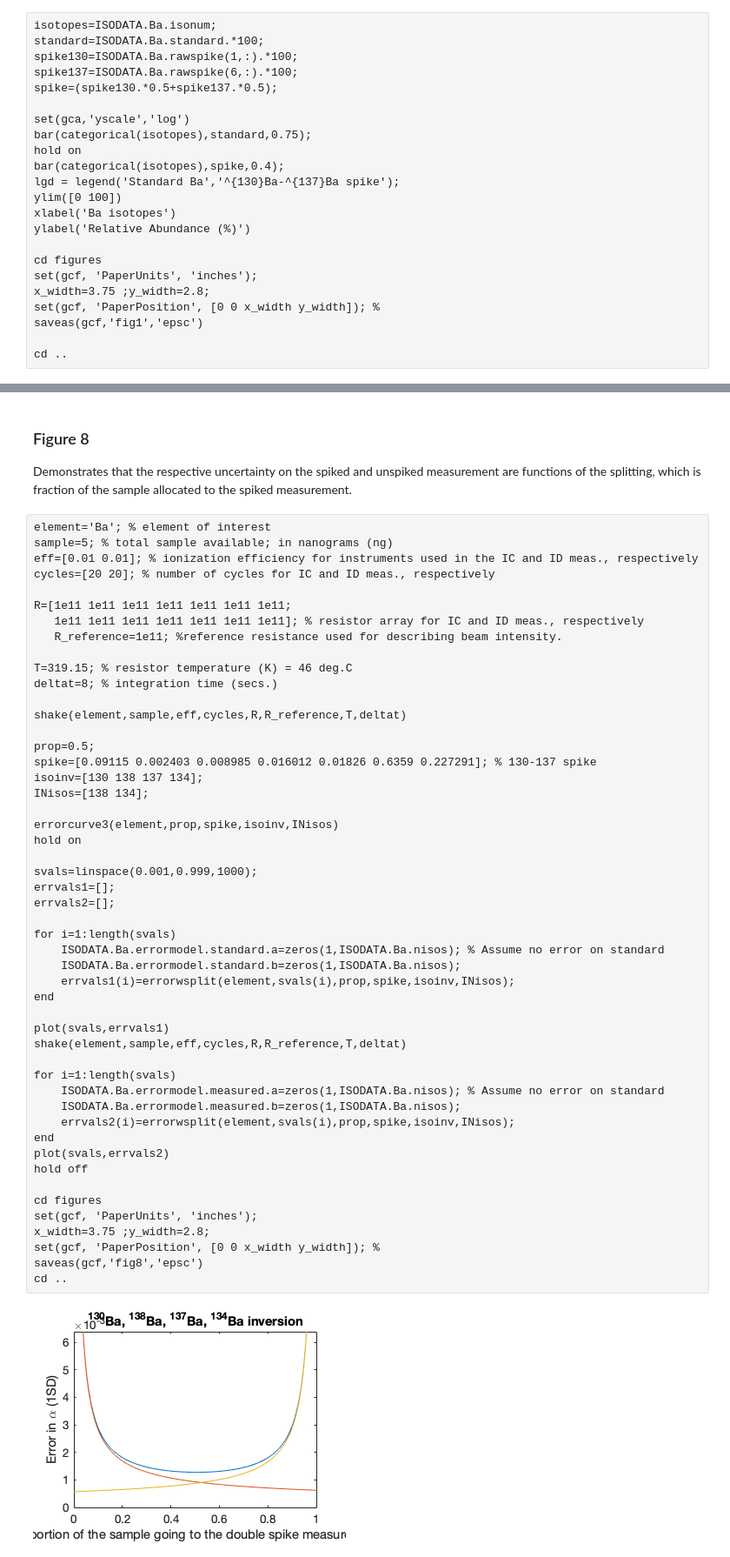
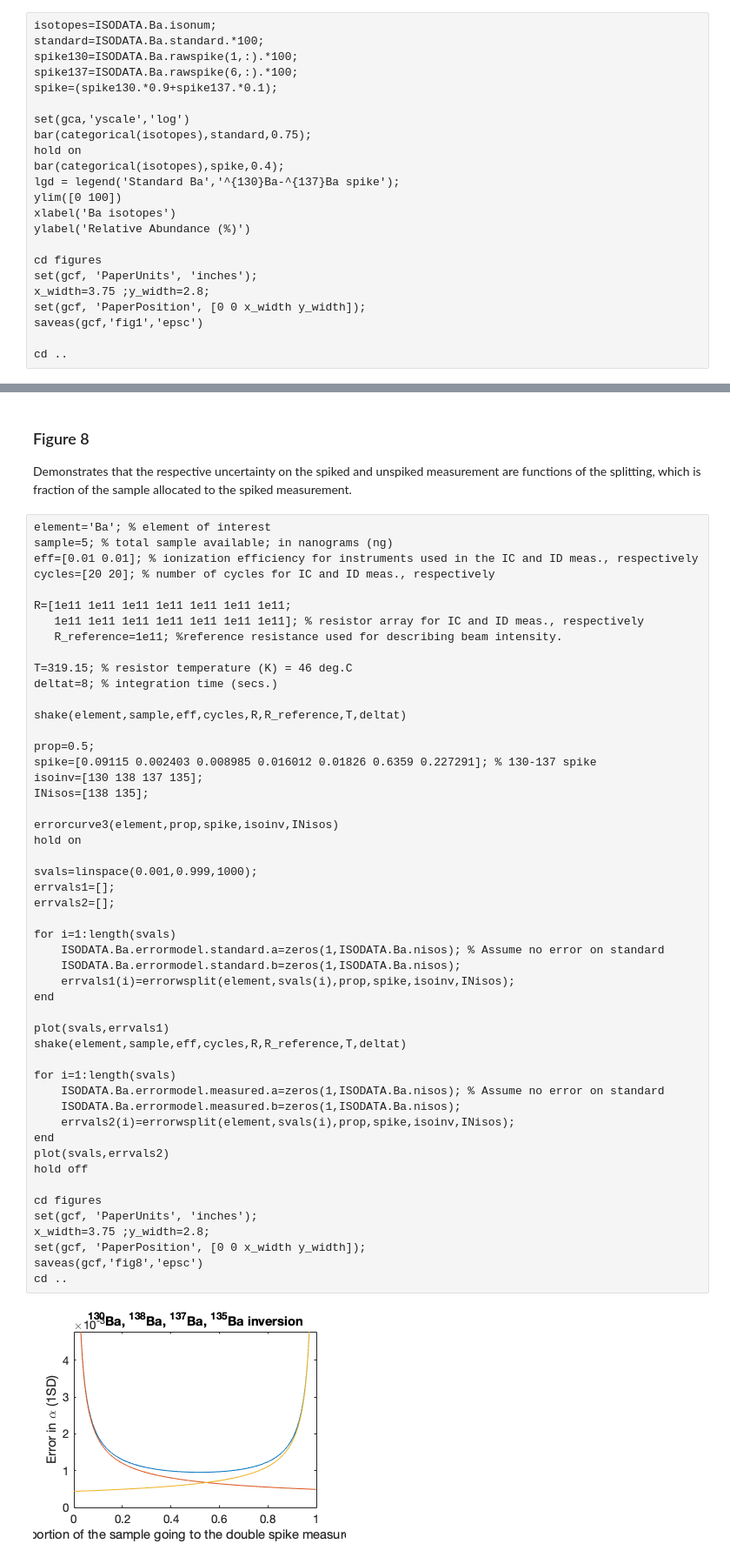
Before and after one commit to rcmarq/cosmo, a Jupyter notebook: docs/figures.ipynb, the cells around one changed output, grey strips where cells are left out. Shown at 87% size. Saved outputs shown, nothing was run; the diff lists cells and outputs as text.

```diff
--- a/docs/figures.ipynb
+++ b/docs/figures.ipynb
@@ -21,7 +21,7 @@ isotopes=ISODATA.Ba.isonum;
 standard=ISODATA.Ba.standard.*100;
 spike130=ISODATA.Ba.rawspike(1,:).*100;
 spike137=ISODATA.Ba.rawspike(6,:).*100;
-spike=(spike130.*0.5+spike137.*0.5);
+spike=(spike130.*0.9+spike137.*0.1);
 
 set(gca,'yscale','log')
 bar(categorical(isotopes),standard,0.75);
@@ -35,7 +35,7 @@ ylabel('Relative Abundance (%)')
 cd figures
 set(gcf, 'PaperUnits', 'inches');
 x_width=3.75 ;y_width=2.8;
-set(gcf, 'PaperPosition', [0 0 x_width y_width]); %
+set(gcf, 'PaperPosition', [0 0 x_width y_width]);
 saveas(gcf,'fig1','epsc')
 
 cd ..
@@ -398,41 +398,41 @@ shake(element,sample,eff,cycles,R,R_reference,T,deltat)
 
 prop=0.5;
 spike=[0.09115 0.002403 0.008985 0.016012 0.01826 0.6359 0.227291]; % 130-137 spike
-isoinv=[130 138 137 134];
-INisos=[138 134];
+isoinv=[130 138 137 135];
+INisos=[138 135];
 
 errorcurve3(element,prop,spike,isoinv,INisos)
 hold on
 
 svals=linspace(0.001,0.999,1000);
 errvals1=[];
 errvals2=[];
 
 for i=1:length(svals)
     ISODATA.Ba.errormodel.standard.a=zeros(1,ISODATA.Ba.nisos); % Assume no error on standard
     ISODATA.Ba.errormodel.standard.b=zeros(1,ISODATA.Ba.nisos);
     errvals1(i)=errorwsplit(element,svals(i),prop,spike,isoinv,INisos);
 end
 
 plot(svals,errvals1)
 shake(element,sample,eff,cycles,R,R_reference,T,deltat)
 
 for i=1:length(svals)
     ISODATA.Ba.errormodel.measured.a=zeros(1,ISODATA.Ba.nisos); % Assume no error on standard
     ISODATA.Ba.errormodel.measured.b=zeros(1,ISODATA.Ba.nisos);
     errvals2(i)=errorwsplit(element,svals(i),prop,spike,isoinv,INisos);
 end
 plot(svals,errvals2)
 hold off
 
 cd figures
 set(gcf, 'PaperUnits', 'inches');
 x_width=3.75 ;y_width=2.8;
-set(gcf, 'PaperPosition', [0 0 x_width y_width]); %
+set(gcf, 'PaperPosition', [0 0 x_width y_width]);
 saveas(gcf,'fig8','epsc')
 cd ..
 # %% [output]
-[figure, old version]
+[figure, new version]
 # %% [markdown]
 ### Figure 9
 
```
Also changed, not shown: parts of 18 cells of this notebook, 4 other files.
